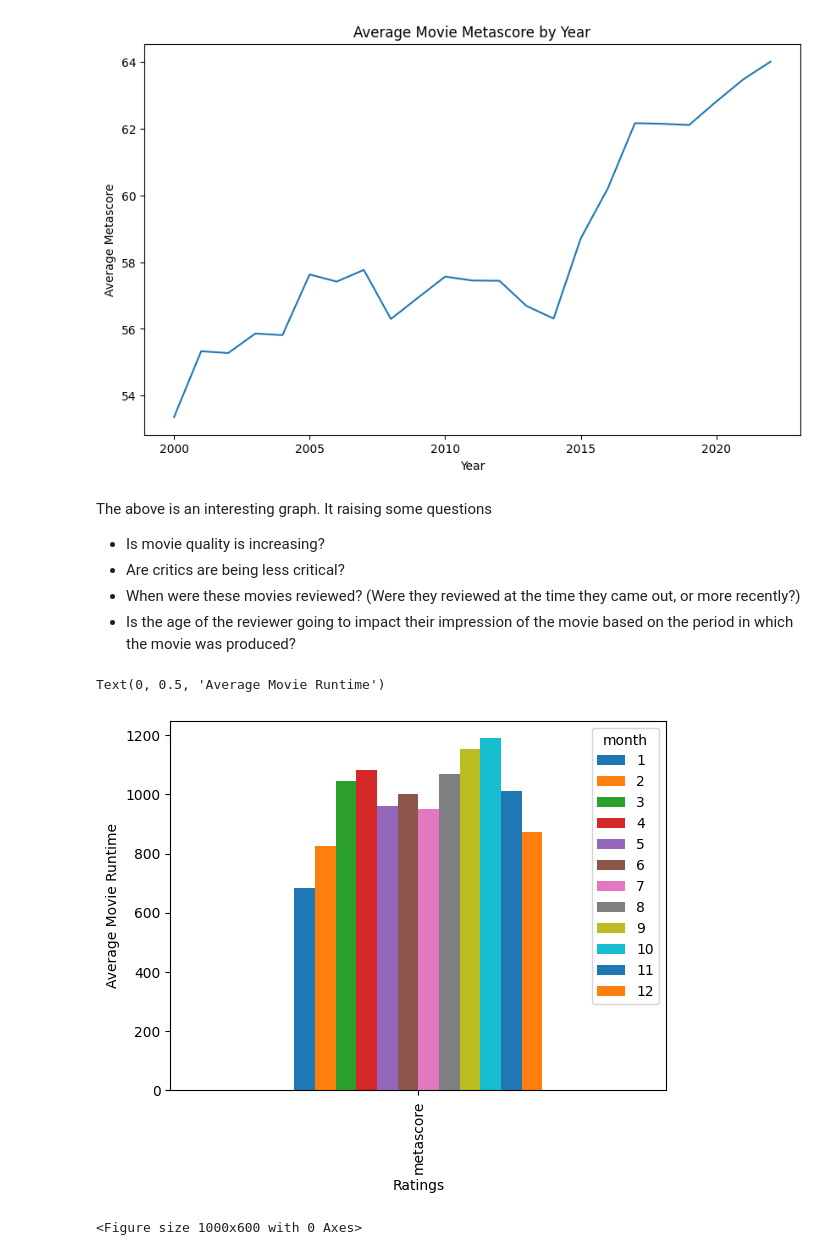
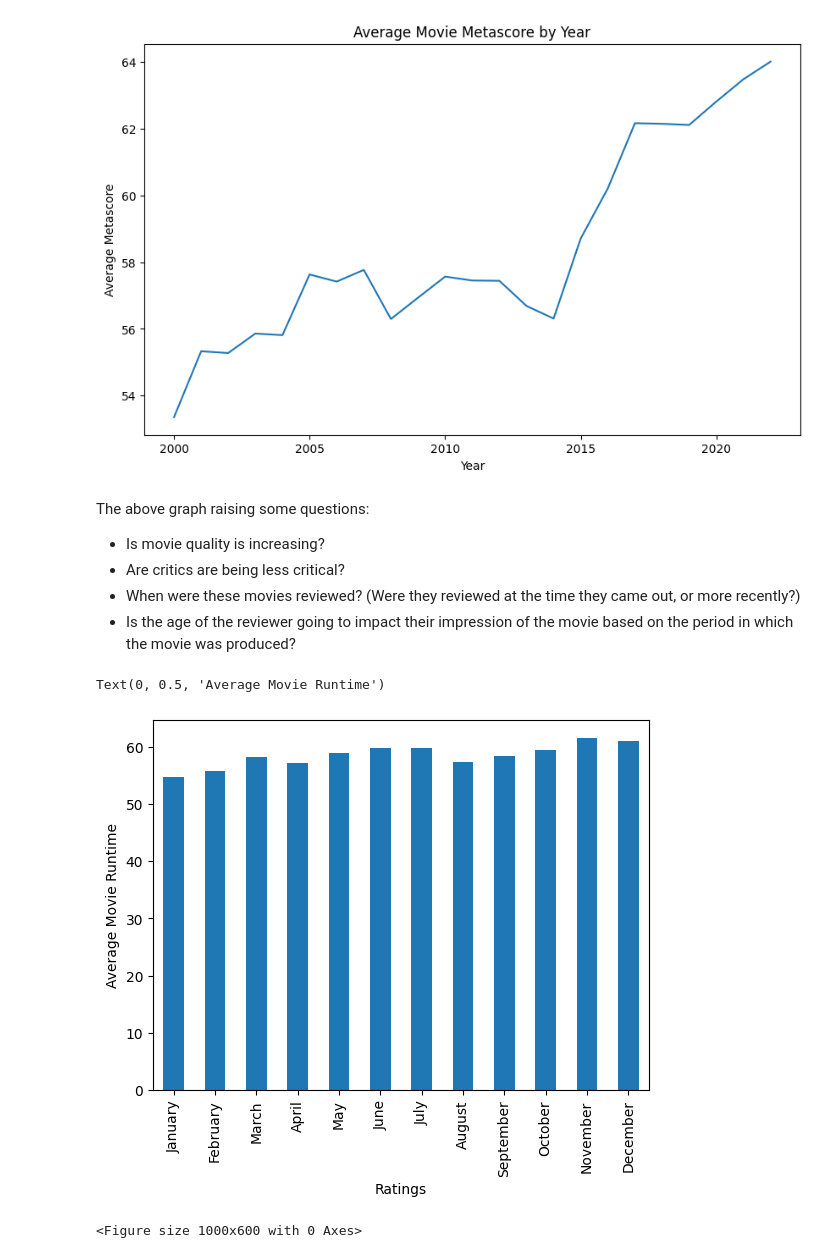
Before and after one commit to stuartketcham/DA320-Midterm, a Jupyter notebook: KetchamStuart-MetacriticGraphs.ipynb, the cells around one changed output. Drawn from its saved outputs; the diff is of its cells as text; code cells hidden in the pictures.

Commit message:
added 2nd graph

```diff
--- a/KetchamStuart-MetacriticGraphs.ipynb
+++ b/KetchamStuart-MetacriticGraphs.ipynb
@@ -25,9 +25,11 @@ metacritic_data = da320_database['movies']
 #Establish the connection
 metacritic = pd.DataFrame(metacritic_data.find())
 # %%
+
+
 metacritic.release_date = pd.to_datetime(metacritic.release_date)
 metacritic['year'] = metacritic.release_date.dt.year
-metacritic['month'] = metacritic.release_date.dt.month
+metacritic['month_name'] = metacritic.release_date.dt.month_name(locale = 'English')
 metacritic.metascore = pd.to_numeric(metacritic.metascore)
 metacritic.head()
 # %% [output]
@@ -60,26 +62,32 @@ plt.plot(metacritic_GroupByYear['metascore'])
 [<matplotlib.lines.Line2D at 0x...>]
 [figure]
 # %% [markdown]
-The above is an interesting graph. It raising some questions
+The above graph raising some questions:
 - Is movie quality is increasing?
 - Are critics are being less critical?
 - When were these movies reviewed? (Were they reviewed at the time they came out, or more recently?)
 - Is the age of the reviewer going to impact their impression of the movie based on the period in which the movie was produced?
 # %%
-df_pivot = pd.pivot_table(metacritic, values='metascore', columns='month',
-               aggfunc='count')
+months = ['January', 'February', 'March', 'April',
+          'May', 'June', 'July', 'August',
+          'September', 'October', 'November', 'December']
+
+
+result = metacritic.groupby('month_name').agg({'metascore': ['mean']}).reindex(months)
 
 
 # Plot a bar chart using the DF
-ax = df_pivot.plot(kind="bar")
+ax = result.plot(kind="bar")
+ax.get_legend().remove()
 # Get a Matplotlib figure from the axes object for formatting purposes
+
 fig = ax.get_figure()
 # Change the plot dimensions (width, height)
 fig = plt.figure(figsize=(10, 6))
 # Change the axes labels
 ax.set_xlabel("Ratings")
 ax.set_ylabel("Average Movie Runtime")
 # %% [output]
 Text(0, 0.5, 'Average Movie Runtime')
-[figure, old version]
+[figure, new version]
 <Figure size 1000x600 with 0 Axes>
```
Also changed, not shown: parts of 1 cell of this notebook.
